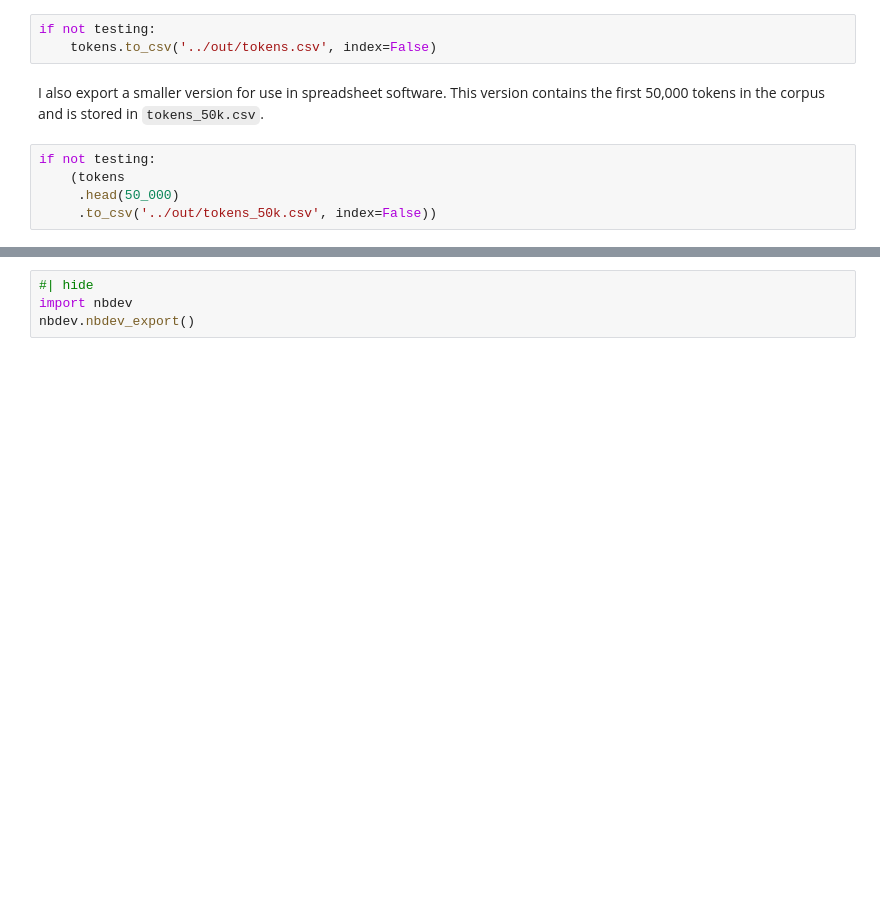
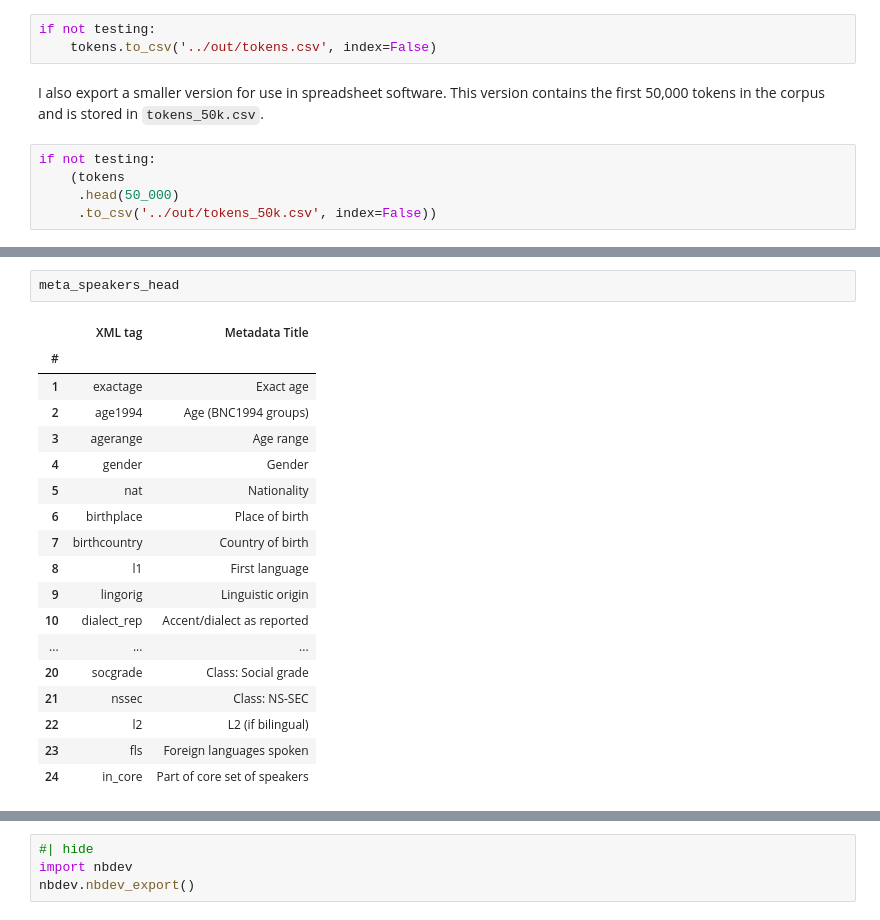
Before and after one commit to wuqui/bncparse, a Jupyter notebook: nbs/index.ipynb, the cells around one changed output, grey strips where cells are left out. Saved outputs shown, nothing was run; the diff lists cells and outputs as text; blank space fills up the shorter version.

```diff
--- a/nbs/index.ipynb
+++ b/nbs/index.ipynb
@@ -308,0 +283,21 @@ if not testing:
+# %%
+meta_speakers_head
+# %% [output]
+|  | XML tag | Metadata Title |
+| # |  |  |
+| 1 | exactage | Exact age |
+| 2 | age1994 | Age (BNC1994 groups) |
+| 3 | agerange | Age range |
+| 4 | gender | Gender |
+| 5 | nat | Nationality |
+| 6 | birthplace | Place of birth |
+| 7 | birthcountry | Country of birth |
+| 8 | l1 | First language |
+| 9 | lingorig | Linguistic origin |
+| 10 | dialect_rep | Accent/dialect as reported |
+| ... | ... | ... |
+| 20 | socgrade | Class: Social grade |
+| 21 | nssec | Class: NS-SEC |
+| 22 | l2 | L2 (if bilingual) |
+| 23 | fls | Foreign languages spoken |
+| 24 | in_core | Part of core set of speakers |
```
Also changed, not shown: parts of 28 cells of this notebook, 2 other files.
